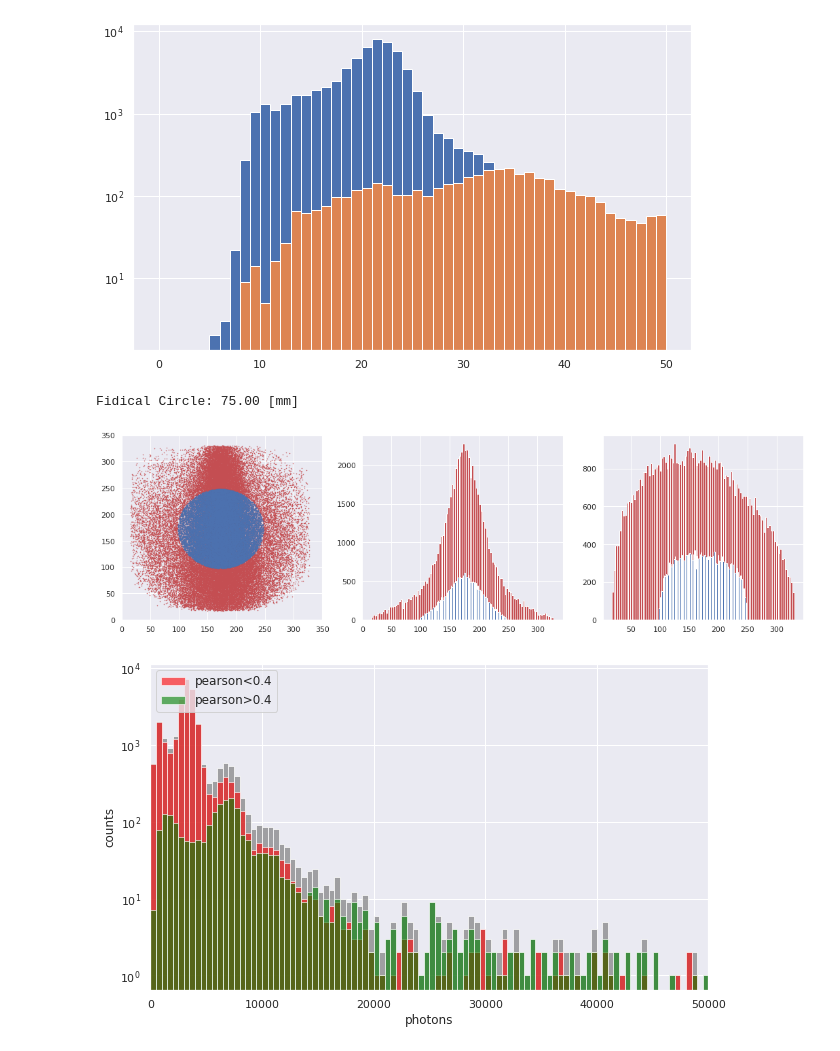
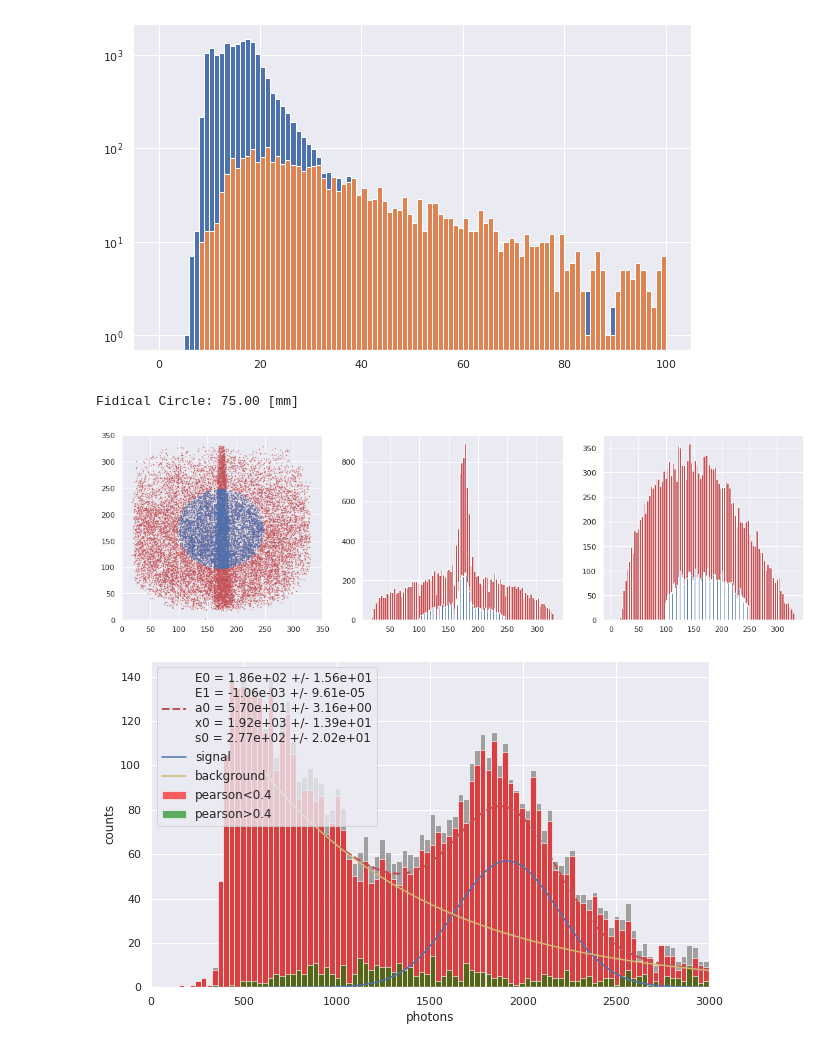
Before and after one commit to gmazzitelli/cygno_cloud, a Jupyter notebook: AnalisiCluster.ipynb, the cells around one changed output. Cells and saved outputs as stored; diff of their text form; code cells hidden in the pictures.

```diff
--- a/AnalisiCluster.ipynb
+++ b/AnalisiCluster.ipynb
@@ -96,10 +96,11 @@ def myExpG(data,ax, xmin, xmax, bins, E0, E1, a0, x0, s0):
 #
 # carica i dati dal file
 #
-
+# bandella
 file_out=mybasepath+"out/dbscan_run4184_cmin_0_cmax_500_rescale_576_nsigma_1.5_ev_200_ped_4183.plk.gz"
 file_out=mybasepath+"out/dbscan_run4184_cmin_0_cmax_500_rescale_2304_nsigma_1.5_ev_200_ped_4183.plk.gz"
-
+# KFC
+file_out=mybasepath+"out/dbscan_run4039_cmin_0_cmax_500_rescale_2304_nsigma_1.5_ev_200_ped_4038.plk.gz"
 df = pd.read_pickle(file_out, compression='gzip')
 
 # range
@@ -181,11 +182,11 @@ plt.show()
 # %%
 fig, ax = plt.subplots(figsize=(10,6))
-ax.hist(df.length[abs(df.pearson)<0.4], 50, range=(0,50))
-ax.hist(df.length[abs(df.pearson)>0.4], 50, range=(0,50))
+ax.hist(df.length[abs(df.pearson)<0.4], 100, range=(0,100))
+ax.hist(df.length[abs(df.pearson)>0.4], 100, range=(0,100))
 ax.set_yscale('log')
 plt.show()
 # %% [output]
-[figure, old version]
+[figure, new version]
 # %%
 pd.set_option('mode.chained_assignment', None)
 
@@ -271,22 +272,22 @@ else:
     df = df[((df['x0c']-d0)**2/a0**2 + (df['y0c']-d0)**2/a0**2 )< 1]
 # %% [output]
 Fidical Circle: 75.00 [mm]
-[figure, old version]
+[figure, new version]
 # %%
 bins = 100
 
 fig, ax = plt.subplots(figsize=(10,6))
-hmax = 50000.
-#myExpG(dfc['photons'], ax, xmin=600., xmax=hmax, bins=100, E0=200., E1=-0.001, a0=900., x0=3000., s0=300.)
+hmax = 3000.
+myExpG(df['photons'], ax, xmin=600., xmax=hmax, bins=100, E0=200., E1=-0.001, a0=900., x0=1500., s0=300.)
 ax.hist(df['photons'], bins=100, range=(0,hmax), color='gray', alpha=0.7)
 ax.hist(df.photons[(abs(df.pearson)<0.4)], 100, range=(0,hmax), color="red", alpha=0.6, label="pearson<0.4")
 ax.hist(df.photons[(abs(df.pearson)>0.4)], 100, range=(0,hmax), color="green", alpha=0.6, label="pearson>0.4")
 ax.set_xlim(0,hmax)
 ax.set_xlabel('photons')
 ax.set_ylabel('counts')
-ax.set_yscale("log")
+#ax.set_yscale("log")
 plt.legend(loc=2, prop={'size':'medium'})
 plt.minorticks_on()
 plt.show()
 # %% [output]
-[figure, old version]
+[figure, new version]
```
Also changed, not shown: parts of 20 cells of this notebook, 1 other file.
